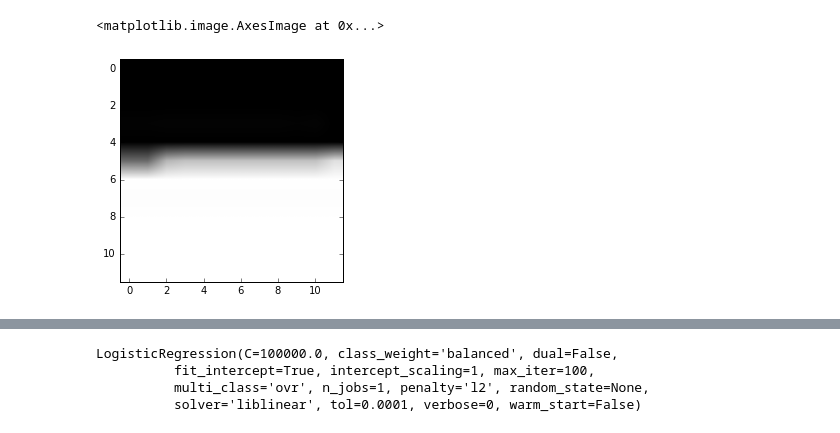
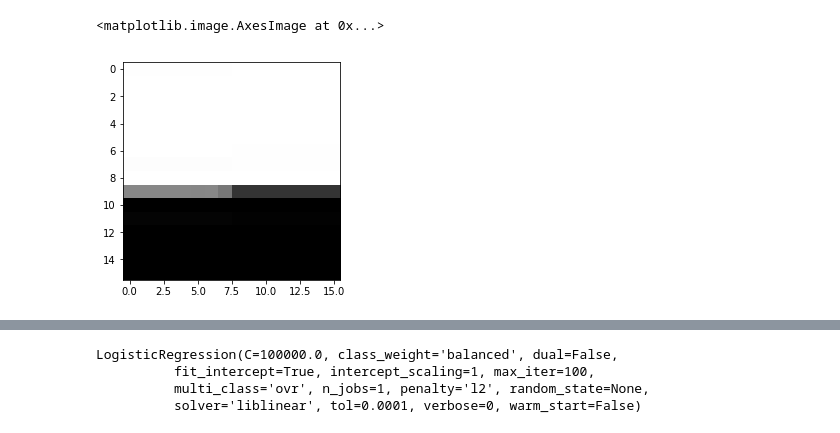
Before and after one commit to yannvon/road-segmentation, a Jupyter notebook: template/segment_aerial_images.ipynb, the cells around one changed output, grey strips where cells are left out. Saved outputs shown, nothing was run; the diff lists cells and outputs as text; code cells hidden in the pictures.

```diff
--- a/template/segment_aerial_images.ipynb
+++ b/template/segment_aerial_images.ipynb
@@ -141,9 +144,9 @@ Class 1: 3123 samples
 # %%
 # Display a patch that belongs to the foreground class
-plt.imshow(gt_patches[Y1[3]], cmap='Greys_r')
+plt.imshow(gt_patches[Y1[4]], cmap='Greys_r')
 # %% [output]
 <matplotlib.image.AxesImage at 0x...>
-[figure, old version]
+[figure, new version]
 # %%
 # Plot 2d features using groundtruth to color the datapoints
 plt.scatter(X[:, 0], X[:, 1], c=Y, edgecolors='k', cmap=plt.cm.Paired)
```
Also changed, not shown: parts of 8 cells of this notebook, 3 other files.
